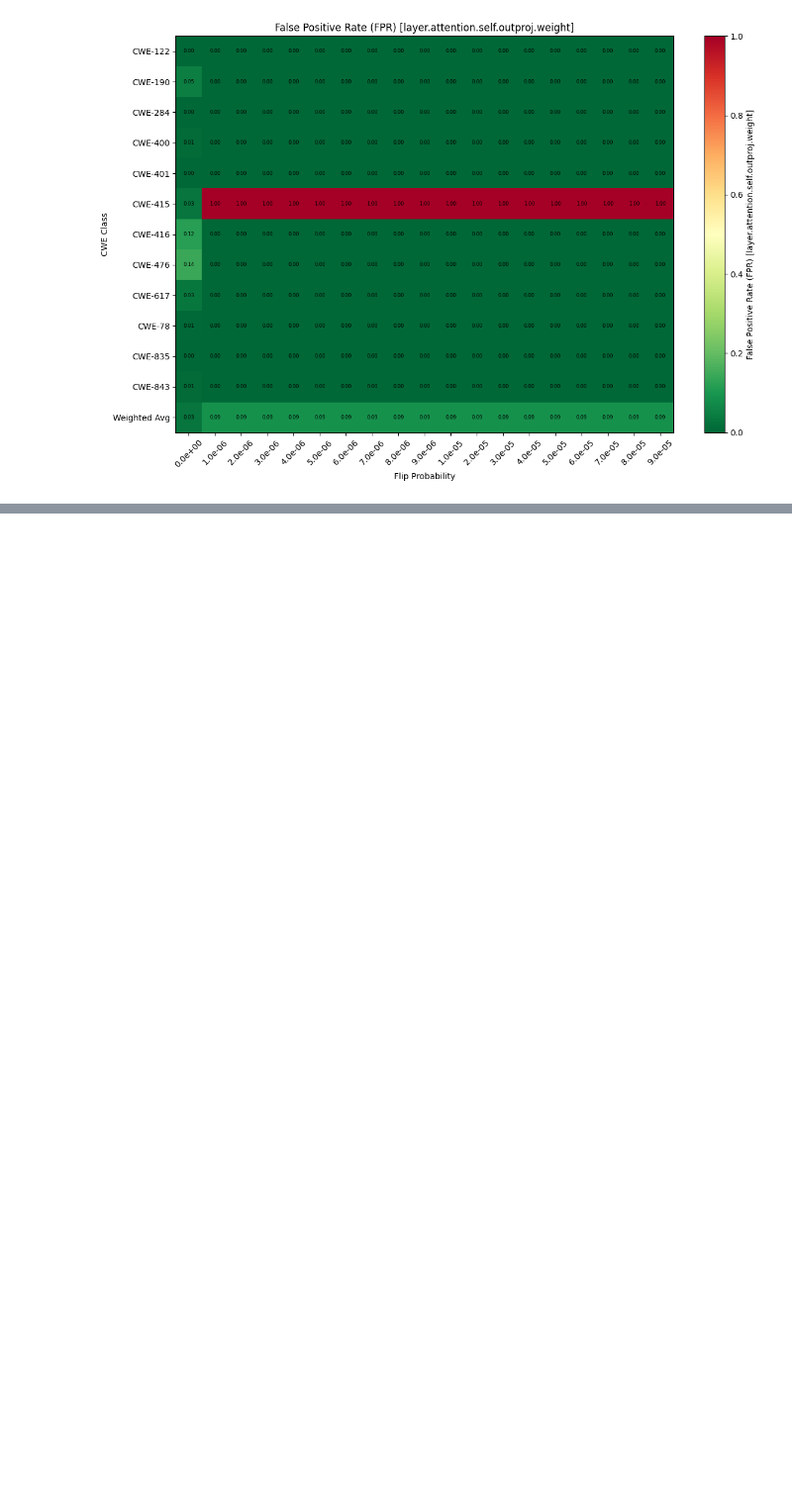
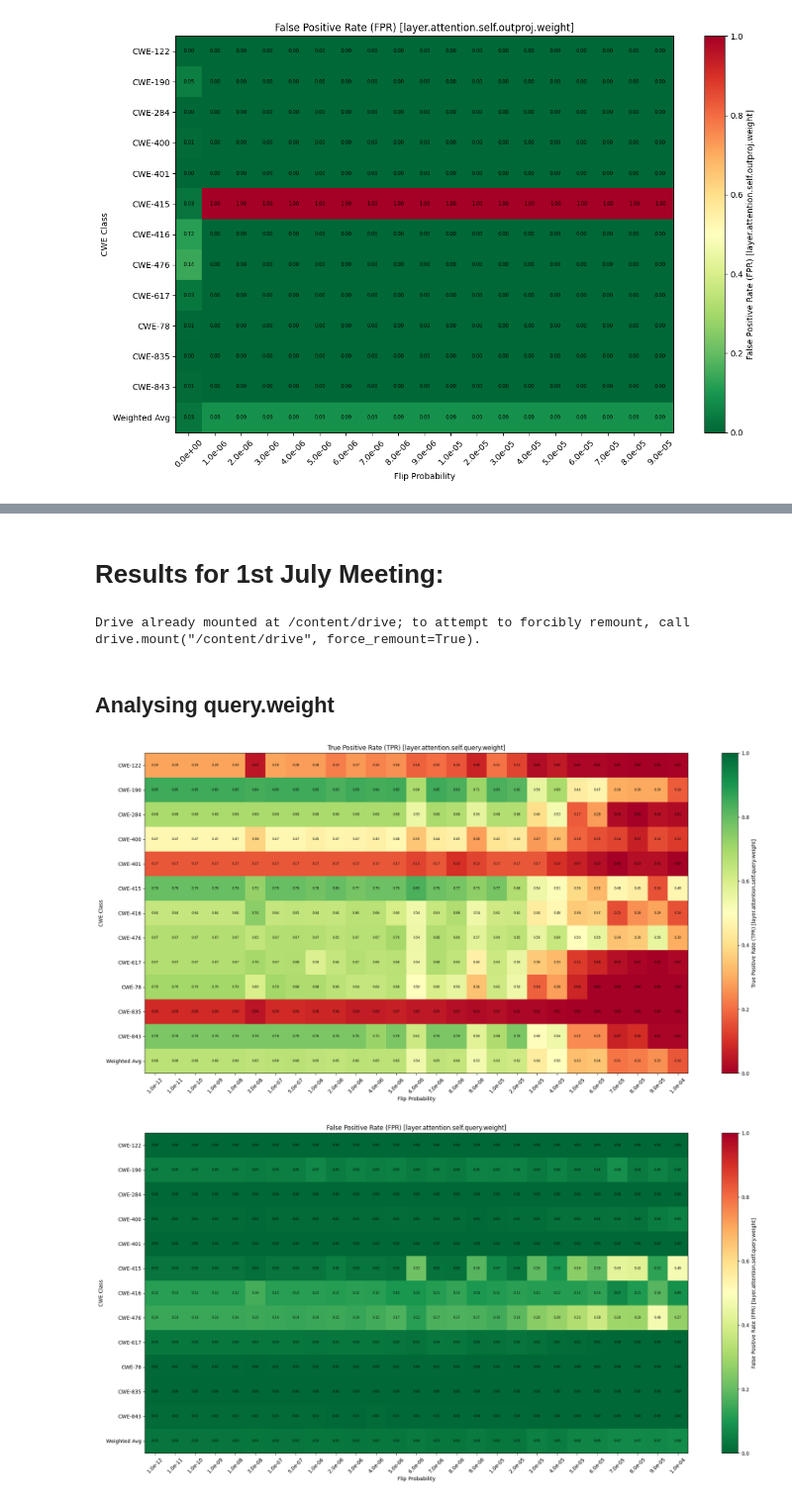
Before and after one commit to alenabd24/LLM_Fault_Tolerance, a Jupyter notebook: May_June_Analysis.ipynb, the cells around one changed output, grey strips where cells are left out. Shown at 99% size. Saved outputs shown, nothing was run; the diff lists cells and outputs as text; code cells hidden in the pictures; blank space fills up the shorter version.

```diff
--- a/May_June_Analysis.ipynb
+++ b/May_June_Analysis.ipynb
@@ -591,0 +659,74 @@ plot_heatmap(fpr_matrix, "False Positive Rate (FPR) [layer.attention.self.outpro
+# %% [markdown]
+# Results for 1st July Meeting:
+# %%
+from google.colab import drive
+drive.mount('/content/drive')
+# %% [output]
+Drive already mounted at /content/drive; to attempt to forcibly remount, call drive.mount("/content/drive", force_remount=True).
+# %% [markdown]
+## Analysing query.weight
+# %%
+import os
+import re
+import pandas as pd
+import numpy as np
+import matplotlib.pyplot as plt
+
+base_path = "/content/drive/MyDrive/Colab_Notebooks/MSc_Fault_Tolerance/baseline_model_may/bitflip_results_20June_new_probabilities"
+results_dirs = [
+    f"{base_path}/probability_flip_results_query_1"
+] + [
+    f"{base_path}/probability_flip_results_query_{i}" for i in range(2, 6)
+]
+
+
+
+records = []
+pattern = re.compile(r"metrics_p([0-9\.eE+-]+)_run")  # captures the number after metrics_p and before _run
+
+for results_dir in results_dirs:
+    files = [f for f in os.listdir(results_dir) if f.startswith("metrics_p") and f.endswith(".csv")]
+    for file in files:
+        m = pattern.search(file)
+        if not m:
+            print(f"Skipping unexpected filename: {file}")
+            continue
+        flip_prob = float(m.group(1))  # e.g. 2e-06
+        df = pd.read_csv(os.path.join(results_dir, file))
+        df["flip_prob"] = flip_prob
+        records.append(df[["CWE Class", "TPR", "FPR", "flip_prob"]])
+
+# combine all records and average over experiments
+all_df = pd.concat(records, ignore_index=True)
+grouped = all_df.groupby(["CWE Class", "flip_prob"], as_index=False).mean()
+
+# Pivot into matrices
+tpr_matrix = grouped.pivot(index="CWE Class", columns="flip_prob", values="TPR")
+fpr_matrix = grouped.pivot(index="CWE Class", columns="flip_prob", values="FPR")
+
+tpr_matrix = tpr_matrix.reindex(sorted(tpr_matrix.columns), axis=1)
+fpr_matrix = fpr_matrix.reindex(sorted(fpr_matrix.columns), axis=1)
+
+def plot_heatmap(mat, title, cmap, filename):
+    plt.figure(figsize=(20, 10))
+    im = plt.imshow(mat.values, aspect="auto", cmap=cmap, vmin=0.0, vmax=1.0)
+    plt.colorbar(im, label=title)
+    for i in range(mat.shape[0]):
+        for j in range(mat.shape[1]):
+            plt.text(j, i, f"{mat.values[i, j]:.2f}",
+                     ha="center", va="center", color="black", fontsize=6)
+    plt.yticks(range(mat.shape[0]), mat.index)
+    plt.xticks(range(mat.shape[1]), [f"{fp:.1e}" for fp in mat.columns], rotation=45)
+    plt.xlabel("Flip Probability")
+    plt.ylabel("CWE Class")
+    plt.title(title)
+    plt.tight_layout()
+    plt.savefig(filename, dpi=300)
+    plt.tight_layout()
+    plt.show()
+
+plot_heatmap(tpr_matrix, "True Positive Rate (TPR) [layer.attention.self.query.weight]", cmap="RdYlGn", filename="TPR_avg_over_5runs.png")
+plot_heatmap(fpr_matrix, "False Positive Rate (FPR) [layer.attention.self.query.weight]", cmap="RdYlGn_r", filename="FPR_avg_over_5runs.png")
+# %% [output]
+[figure, added]
+[figure, added]
```
Also changed, not shown: parts of 11 cells of this notebook.
